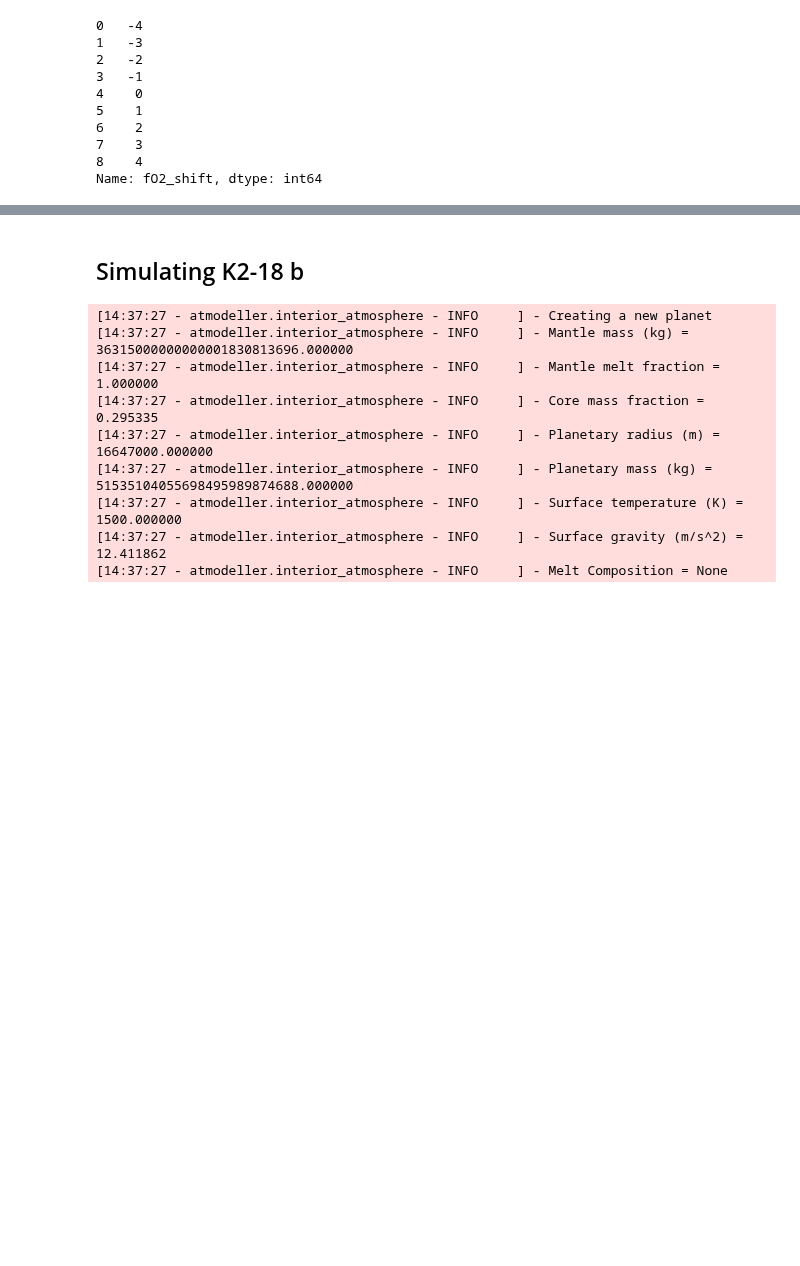
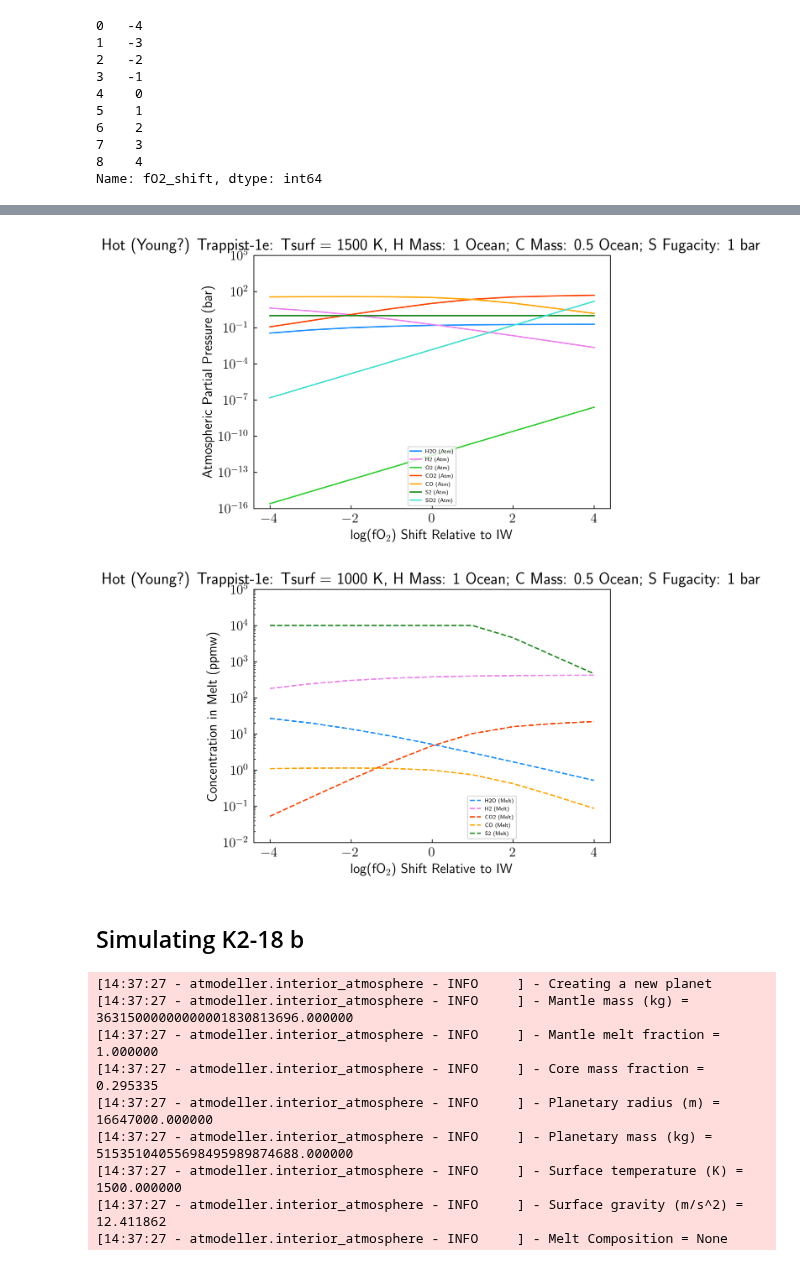
Before and after one commit to ExPlanetology/atmodeller, a Jupyter notebook: atmodeller/docs/4_sciencecases.ipynb, the cells around one changed output, grey strips where cells are left out. Saved outputs shown, nothing was run; the diff lists cells and outputs as text; code cells hidden in the pictures; blank space fills up the shorter version.

```diff
--- a/atmodeller/docs/4_sciencecases.ipynb
+++ b/atmodeller/docs/4_sciencecases.ipynb
@@ -220,3 +297,44 @@ plt.show()
+# %%
+fig, ax = plt.subplots()
+ax.plot(df_fO2.fO2_shift, df_fO2.H2O_pp, color='dodgerblue', label='H2O (Atm)')
+ax.plot(df_fO2.fO2_shift, df_fO2.H2_pp, color='violet', label='H2 (Atm)')
+ax.plot(df_fO2.fO2_shift, df_fO2.O2_pp, color='limegreen', label='O2 (Atm)')
+ax.plot(df_fO2.fO2_shift, df_fO2.CO2_pp, color='orangered', label='CO2 (Atm)')
+ax.plot(df_fO2.fO2_shift, df_fO2.CO_pp, color='orange', label='CO (Atm)')
+ax.plot(df_fO2.fO2_shift, df_fO2.S2_pp, color='forestgreen', label='S2 (Atm)')
+ax.plot(df_fO2.fO2_shift, df_fO2.SO2_pp, color='turquoise', label='SO2 (Atm)')
+
+ax.set_xlabel(r'log(fO$_2$) Shift Relative to IW')
+ax.set_ylabel('Atmospheric Partial Pressure (bar)')
+ax.set_yscale('log')
+ax.set_ylim(1e-16, 1e5)
+ax.legend(fontsize=6, loc=8)
+plt.title(r'Hot (Young?) Trappist-1e: Tsurf = 1500 K, H Mass: 1 Ocean; C Mass: 0.5 Ocean; S Fugacity: 1 bar')
+plt.savefig('data/Plots/PlanetTrial1_HotTrappist1e_CHOS_1500K_massH_1_Ocean_massC_p5_Ocean_fugS_1.jpg', dpi=1000, bbox_inches='tight')
+plt.show()
+
+fig, ax = plt.subplots()
+
+ax.plot(df_fO2.fO2_shift, df_fO2.H2O_melt, color='dodgerblue', linestyle='--', label='H2O (Melt)')
+ax.plot(df_fO2.fO2_shift, df_fO2.H2_melt, color='violet', linestyle='--', label='H2 (Melt)')
+#ax2.plot(df_fO2.fO2_shift, df_fO2.O2_melt, color='limegreen', linestyle='--', label='O2 (Melt)')
+ax.plot(df_fO2.fO2_shift, df_fO2.CO2_melt, color='orangered', linestyle='--', label='CO2 (Melt)')
+ax.plot(df_fO2.fO2_shift, df_fO2.CO_melt, color='orange', linestyle='--', label='CO (Melt)')
+ax.plot(df_fO2.fO2_shift, df_fO2.S2_melt, color='forestgreen', linestyle='--', label='S2 (Melt)')
+ax.set_ylabel('Concentration in Melt (ppmw)')
+ax.set_yscale('log')
+ax.set_ylim(1e-2, 1e5)
+ax.set_xlabel(r'log(fO$_2$) Shift Relative to IW')
+ax.legend(fontsize=6, loc=(0.6, 0.015))
+#plt.title(r'Hot (Young?) Trappist-1e: Tsurf = 2000 K, M = 0.7M$_\oplus$, R = 0.9 R$_\oplus$')
+plt.title(r'Hot (Young?) Trappist-1e: Tsurf = 1000 K, H Mass: 1 Ocean; C Mass: 0.5 Ocean; S Fugacity: 1 bar')
+
+plt.savefig('data/Plots/PlanetTrial1_HotTrappist1e_CHOS_1500K_massH_1_Ocean_massC_p5_Ocean_fugS_1.jpg', dpi=1000, bbox_inches='tight')
+
+plt.show()
+# %% [output]
+[figure, added]
+[figure, added]
 # %% [markdown]
 ## Simulating K2-18 b
 # %%
```
Also changed, not shown: parts of 9 cells of this notebook, 27 other files.
